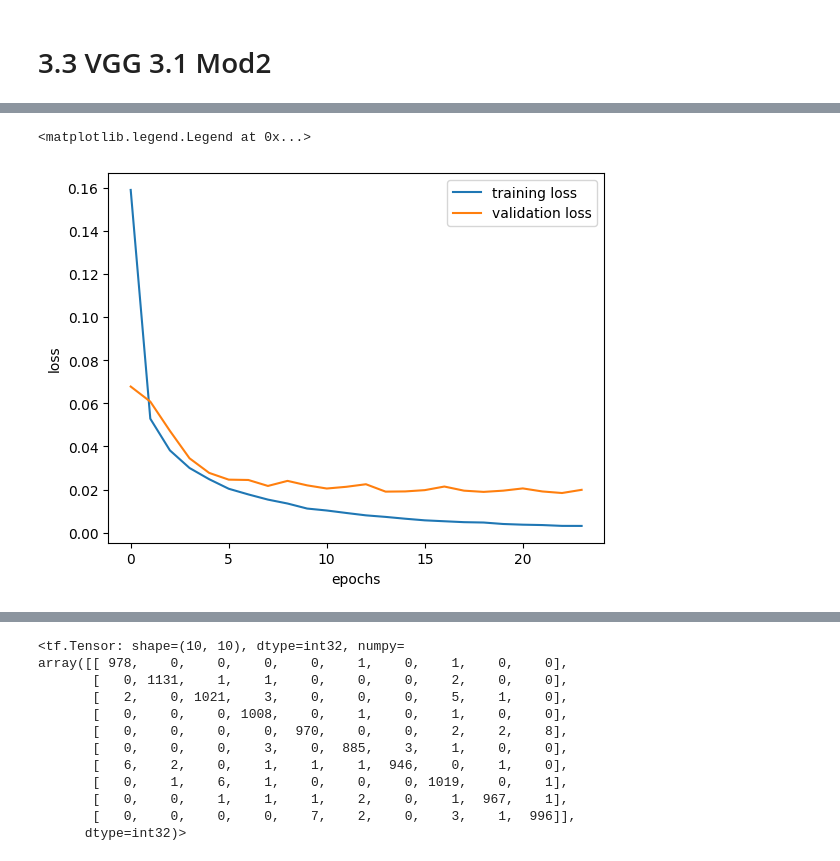
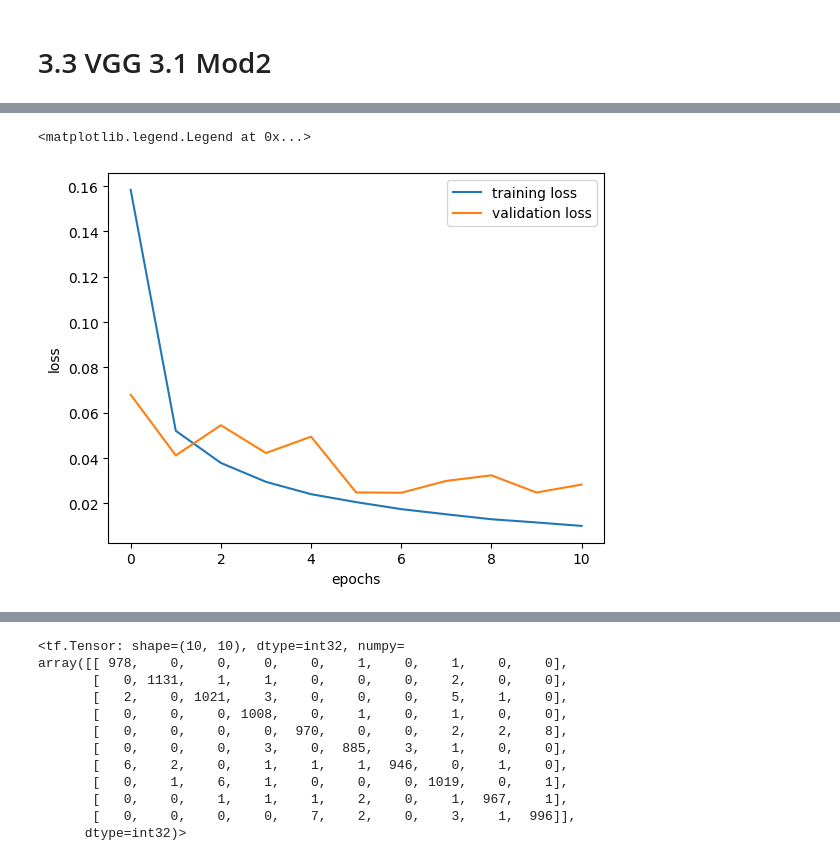
Before and after one commit to boeyjw/KCL-MNIST-Coursework-1, a Jupyter notebook: cw1/03_vgg16.ipynb, the cells around one changed output, grey strips where cells are left out. Cells and saved outputs as stored; diff of their text form; code cells hidden in the pictures.

Commit message:
upd: vgg3.2mod2.v2 best model and v2 data augment

```diff
--- a/cw1/03_vgg16.ipynb
+++ b/cw1/03_vgg16.ipynb
@@ -8,7 +8,8 @@ import preproc as pp
 import numpy as np
 import tensorflow as tf
 
-augp = Path("../scratch").joinpath("train_augmented")
+version = "v2"
+augp = Path("../scratch").joinpath("train_augmented_" + version)
 modelp = Path("../scratch").joinpath("models")
 
 train_ir, test_ir = pp.load_data(val_size=0)
@@ -655,7 +638,7 @@ history = net.fit(
     , validation_data=val_ds
     , epochs=300
     , callbacks=[
-        tf.keras.callbacks.EarlyStopping(min_delta=0.001, patience=10)
+        tf.keras.callbacks.EarlyStopping(min_delta=0.001, patience=5)
         , tf.keras.callbacks.ReduceLROnPlateau(factor=0.2, patience=5, min_lr=1e-5)
     ]
 )
@@ -688,3 +671,3 @@ Epoch 24/300
 <matplotlib.legend.Legend at 0x...>
-[figure, old version]
+[figure, new version]
 # %%
```
Also changed, not shown: parts of 12 cells of this notebook, 3 other files.
